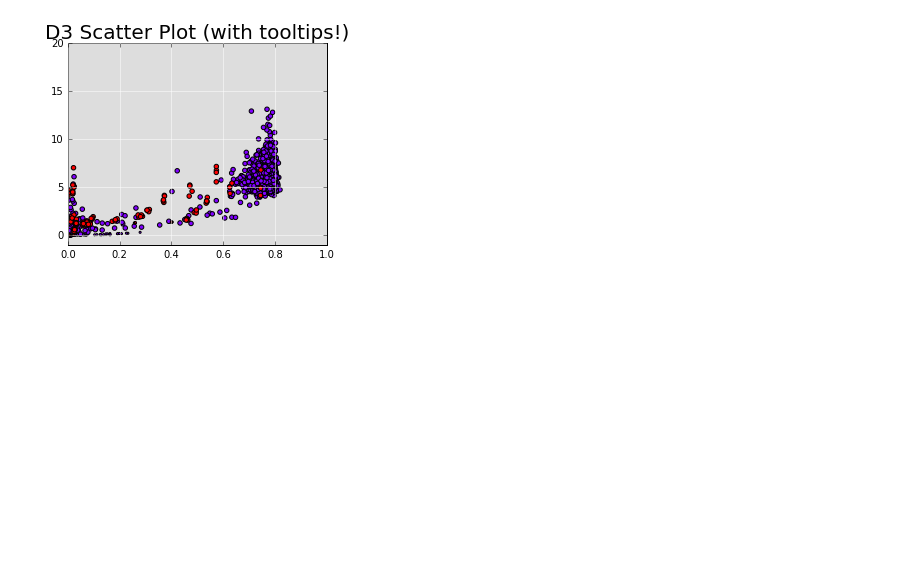
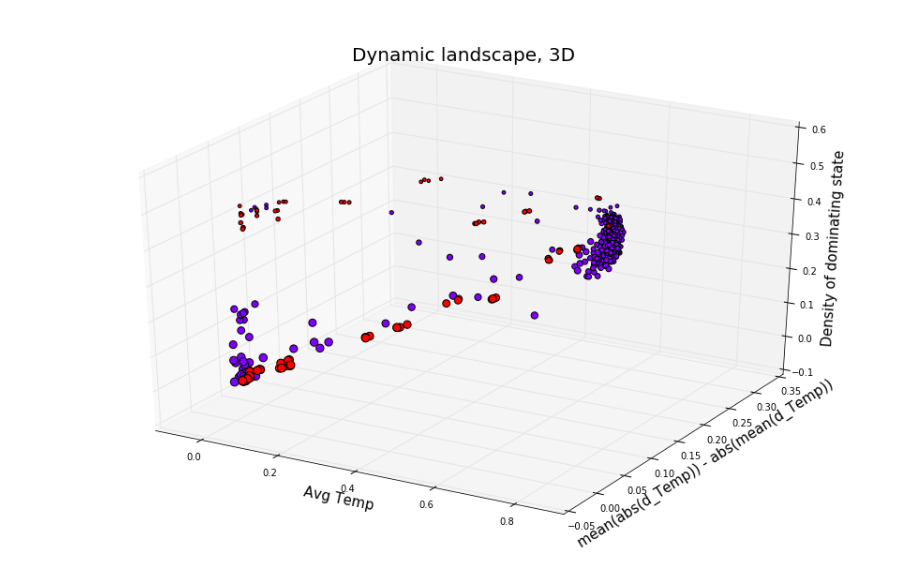
Before and after one commit to shouldsee/pyscript, a Jupyter notebook: graphics/readlog.ipynb, the cells around one changed output. Drawn from its saved outputs; the diff is of its cells as text; code cells hidden in the pictures; blank space fills up the shorter version.

```diff
--- a/graphics/readlog.ipynb
+++ b/graphics/readlog.ipynb
@@ -37,5 +24,4 @@ SyntaxError: invalid syntax (<ipython-input-9-cfb335c83f30>, line 1)
 # %%
-
 class ClickInfo(plugins.PluginBase):
     """Plugin for getting info on click"""
 
@@ -54,7 +40,7 @@ class ClickInfo(plugins.PluginBase):
         obj.elements().on("mousedown",
                           function(d, i){
                           txt=labels[i];
-                          window.prompt("Point "+ i + " Copy to clipboard: Ctrl+C, Enter", txt);
+                          window.prompt("You clicked Point "+ i + ", Ctrl+C to copy to clipboard, Rulestring:", txt);
 
 
                           });
@@ -88,0 +111,4 @@ tst_data.shape
+# %%
+# print(dat.shape)
+# data[248]
+n0=4000;
@@ -89,58 +119,87 @@ tst_data.shape
 # %%
 # fig=plt.figure(figsize=[10,5])
 # ax=plt.subplot(axisbg='#DDDDDD',)
-dat=csv2dat(tfmat_path+'/log10.csv')
+mpld3.disable_notebook()
+dat=csv2dat(tfmat_path+'/logA5')
 # dat=csv2dat(tfmat_path+'/log8_cp.csv')
 # dat=csv2dat(tfmat_path+'/tst6.csv')
-dN=2000;
+dN=1000;
 # dat=np.vstack((dat,csv2dat(tfmat_path+'/tst1.csv')))
 data=dat[n0:n0+dN,:]
 col=list(0.2 for i in range(data.shape[0
                                       ]));
-tst_data=csv2dat(tfmat_path+'/tstB');
+tst_data=csv2dat(tfmat_path+'/tstA5');
+tst_data=tst_data[:100,:];
 col=col+list(.8 for i in range(tst_data.shape[0]));
 data=np.vstack((data,tst_data));
 
 # data=dat;
 
-fig, ax = plt.subplots(subplot_kw=dict(axisbg='#DDDDDD',))
-# fig.set_size_inches([10,8])
-ax.set_ylim(-1,20)
+fig, ax = plt.subplots(subplot_kw=dict(axisbg='#DDDDDD'
+#                                        ,projection='3d'
+                                      ))
+fig.set_size_inches([10,8])
+ax.grid(color='white', linestyle='solid')
+ax.set_ylim(0,0.38)
 ax.set_xlim(0,1)
-ax.grid(color='white', linestyle='solid')
-plt.subplots_adjust(left=0.3, right=0.9, top=0.9, bottom=0.2)
 
-xs=data[:,0];
+fig2=plt.figure(figsize=[16,10]);
+ax2=plt.subplot(projection='3d')
+# plt.subplots_adjust(left=0.4, right=0.9, top=0.9, bottom=0.3)
+
+xs=data[:,3];
 xs=xs.astype(np.float)
 xs[np.isnan(xs)]=0;
-ys=(data[:,1].astype(np.float));
+ys=(data[:,4].astype(np.float));
 # ys[ys==0]=1;
-ys=np.log(ys);
+# ys=np.log(ys);
 ys[~np.isfinite(ys)]=0;
+zs=(data[:,5].astype(np.float));
+zs[~np.isfinite(zs)]=0;
 
-sizs=list(float(x)/5 for x in data[:,2])
+# sizs=list(float(x)/5 for x in data[:,2])
+sizs=list((.6-float(x))/.00755 for x in data[:,5])
 N = xs.size;
-labels=list(data[:,3]);
+labels=list(data[:,1]);
 # labels=data[:,[0,1,3]].T.to_html
+put_patches(ax)
+sct = ax.scatter(xs,
+                 ys,
+                 c=col,
+                 s = sizs,
+                 alpha=1.0,
+#                      label=labels,
+                     cmap=plt.cm.rainbow)
+# ax.legend()
+red_patch = mpatches.Patch(color=plt.cm.rainbow(.98), label='The red data')
+pur_patch = mpatches.Patch(color=plt.cm.rainbow(.02), label='The red data')
+yel_patch = mpatches.Patch(color=plt.cm.rainbow(.02), label='The red data')
+handles, leglabels = ax.get_legend_handles_labels()
+handles +=[red_patch,pur_patch];
+leglabels +=['reference','sample'];
+ax.legend(handles,leglabels)
+ax.set_title("Dynamic landscape, 2D projection", size=20)
+plugins.connect(fig,
+                plugins.PointLabelTooltip(sct, labels),
+#                 plugins.Zoom(enabled=False),
+                ClickInfo(sct,labels)
+               )
+ax.set_xlabel('Avg Temp',size=15);
+ax.set_ylabel('mean(abs(d_Temp)) - abs(mean(d_Temp))',size=15);
 
 
-sct = ax.scatter(xs,
+sct3d = ax2.scatter(xs,
                      ys,
+                 zs,
                     c=col,
 #                      c=list( 1.*float(i)/N for i in xs),
                      s = sizs,
                      alpha=1.0,
 #                      label=labels,
                      cmap=plt.cm.rainbow)
-
-ax.set_title("D3 Scatter Plot (with tooltips!)", size=20)
-# labels = ['point {0}'.format(i + 1) for i in range(N)]
-# tooltip = plugins.PointLabelTooltip(sct, labels)
-plugins.connect(fig,
-                plugins.PointLabelTooltip(sct, labels),
-#                 plugins.Zoom(enabled=False),
-                ClickInfo(sct,labels)
-               )
-# plugins.connect(fig,1
-#                )
+ax2.set_title("Dynamic landscape, 3D", size=20)
+ax2.set_xlabel('Avg Temp',size=15);
+ax2.set_ylabel('mean(abs(d_Temp)) - abs(mean(d_Temp))',size=15);
+ax2.set_zlabel('Density of dominating state',size=15);
+mpld3.display(fig)
 # %% [output]
@@ -147 +207 @@ plugins.connect(fig,
-[figure, old version]
+[figure, new version]
```
Also changed, not shown: parts of 15 cells of this notebook, 2 other files.
